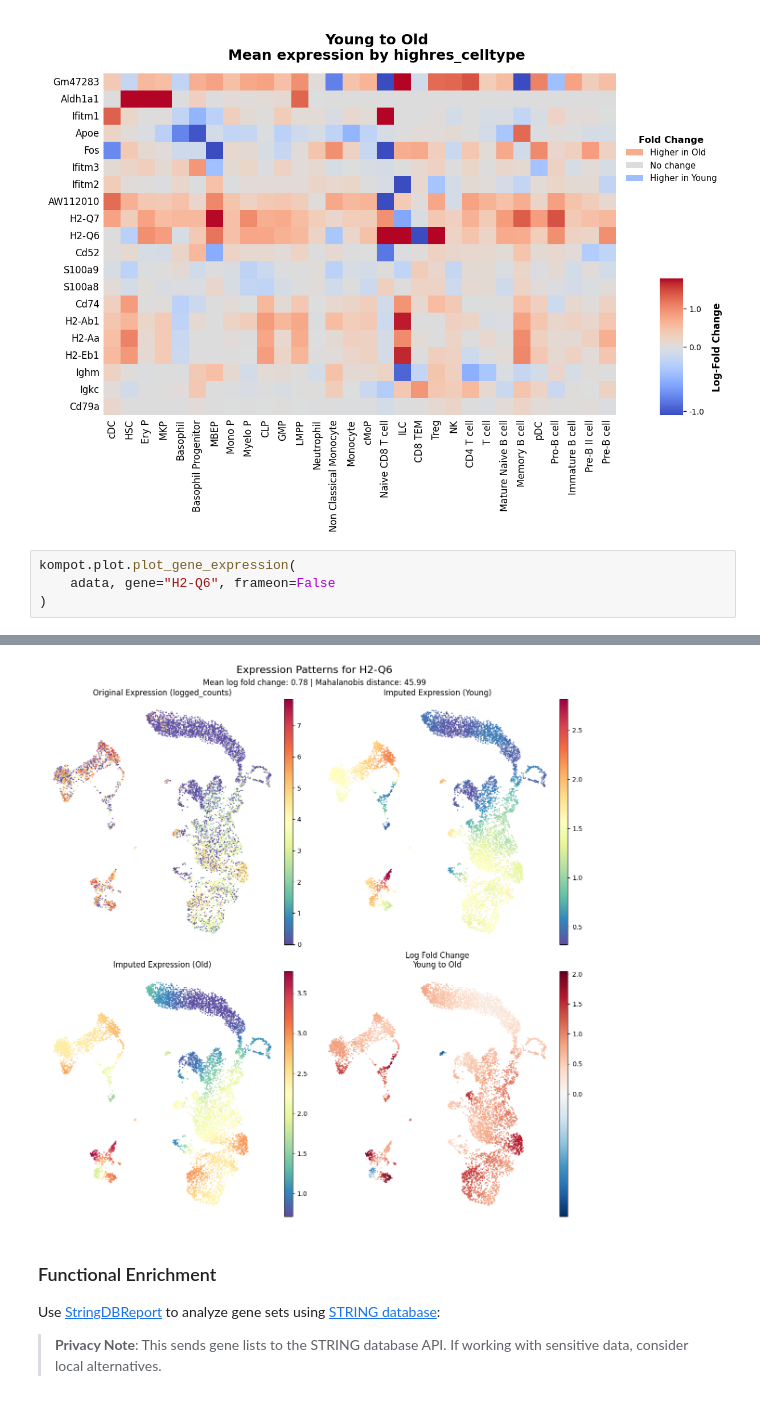
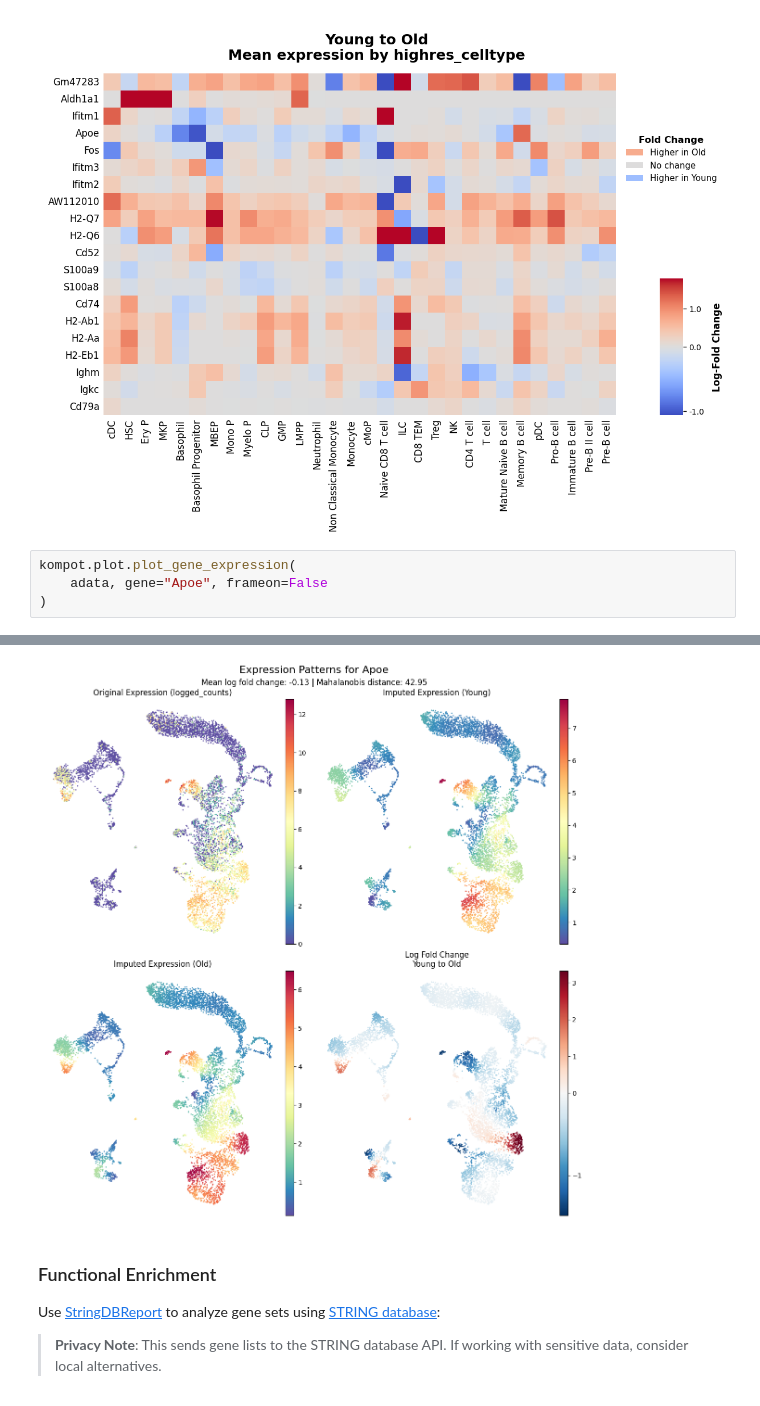
Before and after one commit to settylab/kompot, a Jupyter notebook: examples/01_getting_started.ipynb, the cells around one changed output, grey strips where cells are left out. Saved outputs shown, nothing was run; the diff lists cells and outputs as text.

```diff
--- a/examples/01_getting_started.ipynb
+++ b/examples/01_getting_started.ipynb
@@ -343,6 +343,6 @@ kompot.plot.heatmap(
 [figure]
 # %%
 kompot.plot.plot_gene_expression(
-    adata, gene="H2-Q6", frameon=False
+    adata, gene="Apoe", frameon=False
 )
 # %% [output]
@@ -359,4 +359,4 @@ kompot.plot.plot_gene_expression(
-[figure, old version]
+[figure, new version]
 # %% [markdown]
 ### Functional Enrichment
 
```
Also changed, not shown: parts of 2 cells of this notebook.
